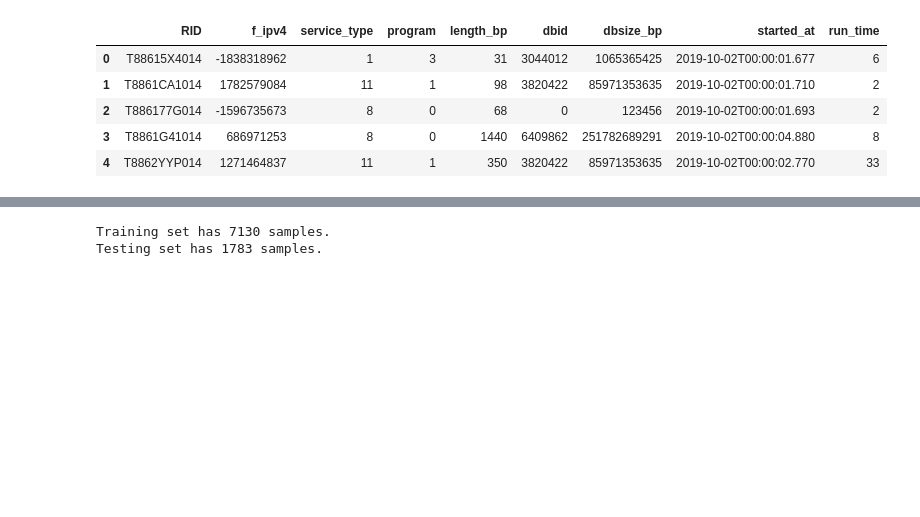
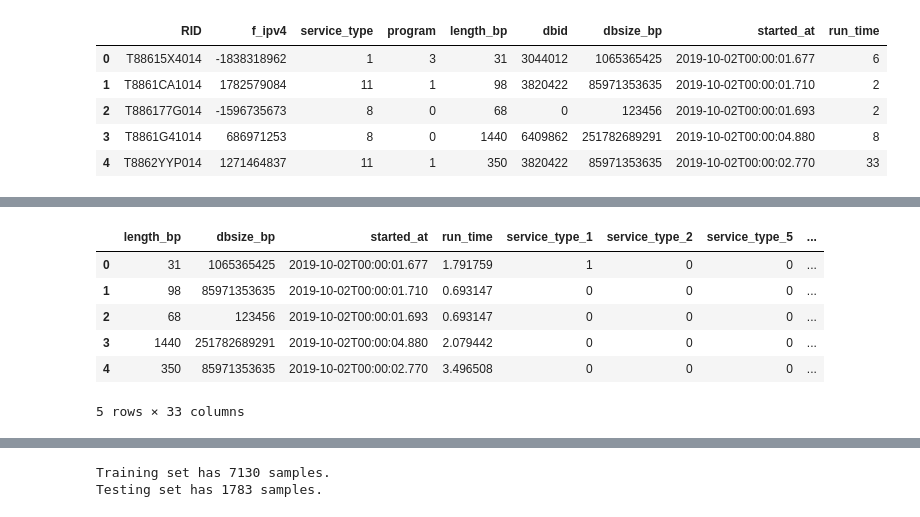
Before and after one commit to kotliarov/BlastRuntime, a Jupyter notebook: blast_runtime_2hr.ipynb, the cells around one changed output, grey strips where cells are left out. Cells and saved outputs as stored; diff of their text form; code cells hidden in the pictures; blank space fills up the shorter version.

```diff
--- a/blast_runtime_2hr.ipynb
+++ b/blast_runtime_2hr.ipynb
@@ -58,0 +58,16 @@ display(df.head(n=5))
+# %%
+categoricals100 = ("f_ipv4", "dbid")
+for c in categoricals100:
+    df.loc[data[c].value_counts()[df[c]].values < 100, c] = 0
+    dummies = pd.get_dummies(df[c], prefix=c)
+    df = pd.concat([df, dummies], axis=1)
+    df.drop(c, axis=1, inplace=True)
+display(df.head(n=5))
+# %% [output]
+|  | length_bp | dbsize_bp | started_at | run_time | service_type_1 | service_type_2 | service_type_5 | ... |
+| 0 | 31 | 1065365425 | 2019-10-02T00:00:01.677 | 1.791759 | 1 | 0 | 0 | ... |
+| 1 | 98 | 85971353635 | 2019-10-02T00:00:01.710 | 0.693147 | 0 | 0 | 0 | ... |
+| 2 | 68 | 123456 | 2019-10-02T00:00:01.693 | 0.693147 | 0 | 0 | 0 | ... |
+| 3 | 1440 | 251782689291 | 2019-10-02T00:00:04.880 | 2.079442 | 0 | 0 | 0 | ... |
+| 4 | 350 | 85971353635 | 2019-10-02T00:00:02.770 | 3.496508 | 0 | 0 | 0 | ... |
+5 rows × 33 columns
```
Also changed, not shown: parts of 15 cells of this notebook, 1 other file.
